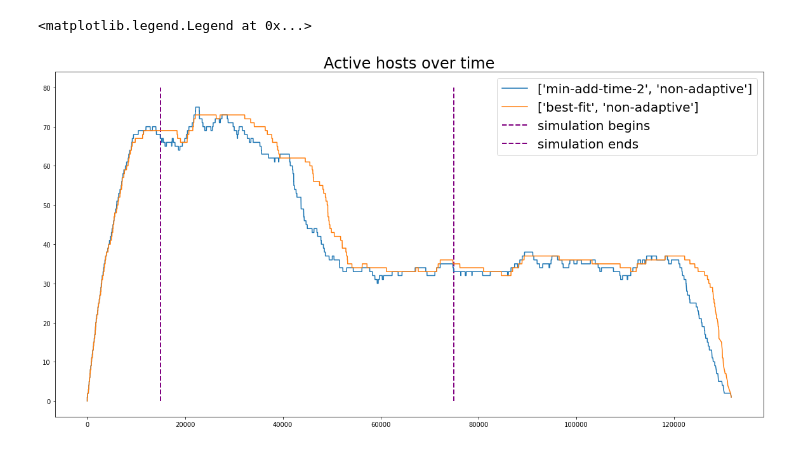
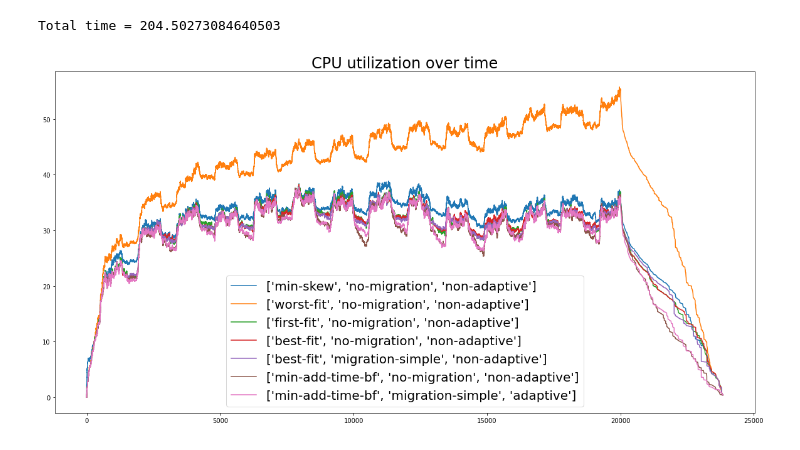
Before and after one commit to vetand/Dynamic-VM-allocation, a Jupyter notebook: painter.ipynb, the cells around one changed output. Saved outputs shown, nothing was run; the diff lists cells and outputs as text; code cells hidden in the pictures.

Commit message:
New simulation system

```diff
--- a/painter.ipynb
+++ b/painter.ipynb
@@ -1,41 +276,51 @@
 # %%
 import matplotlib.pyplot as plt
 import os
 import json
+import time
 
-os.system("python3 generator.py 47 poisson")
+os.system("python3 generator.py 23 poisson")
 
 plt.figure(figsize = (20, 10))
 
-plt.vlines(x = 15000, ymin = 0, ymax = 80.0, colors= 'purple', ls = '--', lw = 2,
-                                                        label = 'simulation begins')
-plt.vlines(x = 75000, ymin = 0, ymax = 80.0, colors= 'purple', ls = '--', lw = 2,
-                                                        label = 'simulation ends')
+#for day in range(20):
+#    if day * 1440 >= 10000 and day * 1440 <= 20000:
+#        plt.vlines(x = day * 1440, ymin = 28, ymax = 38, colors= 'purple', ls = '--', lw = 2)
 
-policies = [['min-add-time-2', 'non-adaptive'], ['best-fit', 'non-adaptive']]
+timer = time.time()
+policies = [['min-skew', 'no-migration', 'non-adaptive'],
+            ['worst-fit', 'no-migration', 'non-adaptive'],
+            ['first-fit', 'no-migration', 'non-adaptive'],
+            ['best-fit', 'no-migration', 'adaptive'],
+            ['best-fit', 'no-migration', 'non-adaptive'],
+            ['best-fit', 'migration-simple', 'non-adaptive'],
+            ['min-add-time-bf', 'no-migration', 'non-adaptive'],
+            ['min-add-time-bf', 'migration-simple', 'adaptive'],]
 for policy in policies:
-    os.system("python3 simulator.py {} {}".format(policy[0], policy[1]))
+    os.system("python3 simulator.py {} {} {}".format(policy[0], policy[1], policy[2]))
     data = json.load(open("output.json"))
     X = []
     Y = []
     for elem in data:
+        #if elem['time'] >= 10000 and elem['time'] <= 20000:
         X.append(elem['time'])
-        Y.append(elem['active hosts'])
-    plt.title("Active hosts over time", fontsize = 24)
+        Y.append(elem['current energy'])
+    plt.title("CPU utilization over time", fontsize = 24)
     plt.plot(X, Y, label = policy)
 
 # ideal result in terms of number of bins used, simply the ideal_bins_number = int(total_util) + 1
 
 #os.system("python3 simulator.py {}".format(policy, 'non-adaptive'))
 #data = json.load(open("output.json"))
 #X = []
 #Y = []
 #for elem in data:
 #    X.append(elem['time'])
 #    Y.append(elem['ideal result'])
 #
 #plt.plot(X, Y, label = 'ideal result')
 plt.legend(fontsize = 20)
+print("Total time = {}".format(time.time() - timer))
 # %% [output]
-<matplotlib.legend.Legend at 0x...>
+Total time = 204.50273084640503
-[figure, old version]
+[figure, new version]
```
Also changed, not shown: parts of 6 cells of this notebook, 2 other files.
